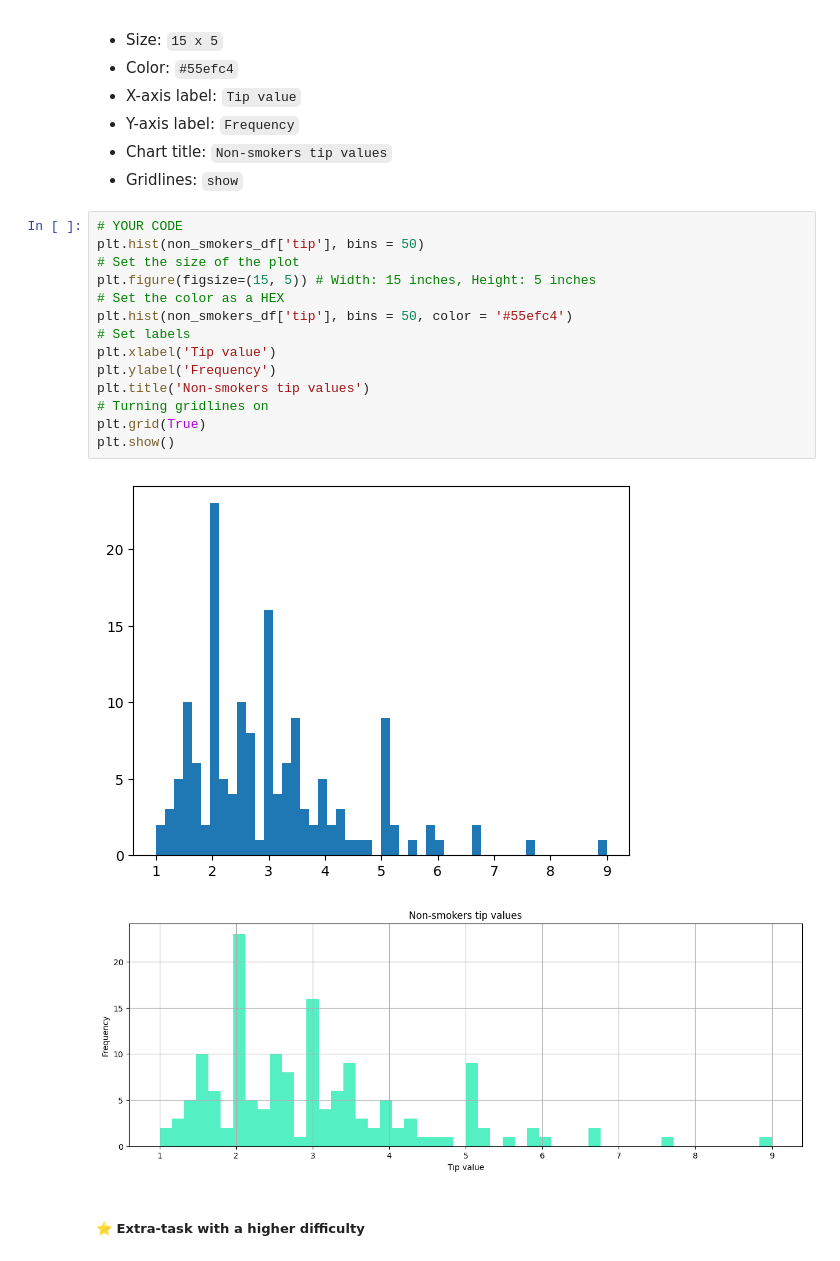
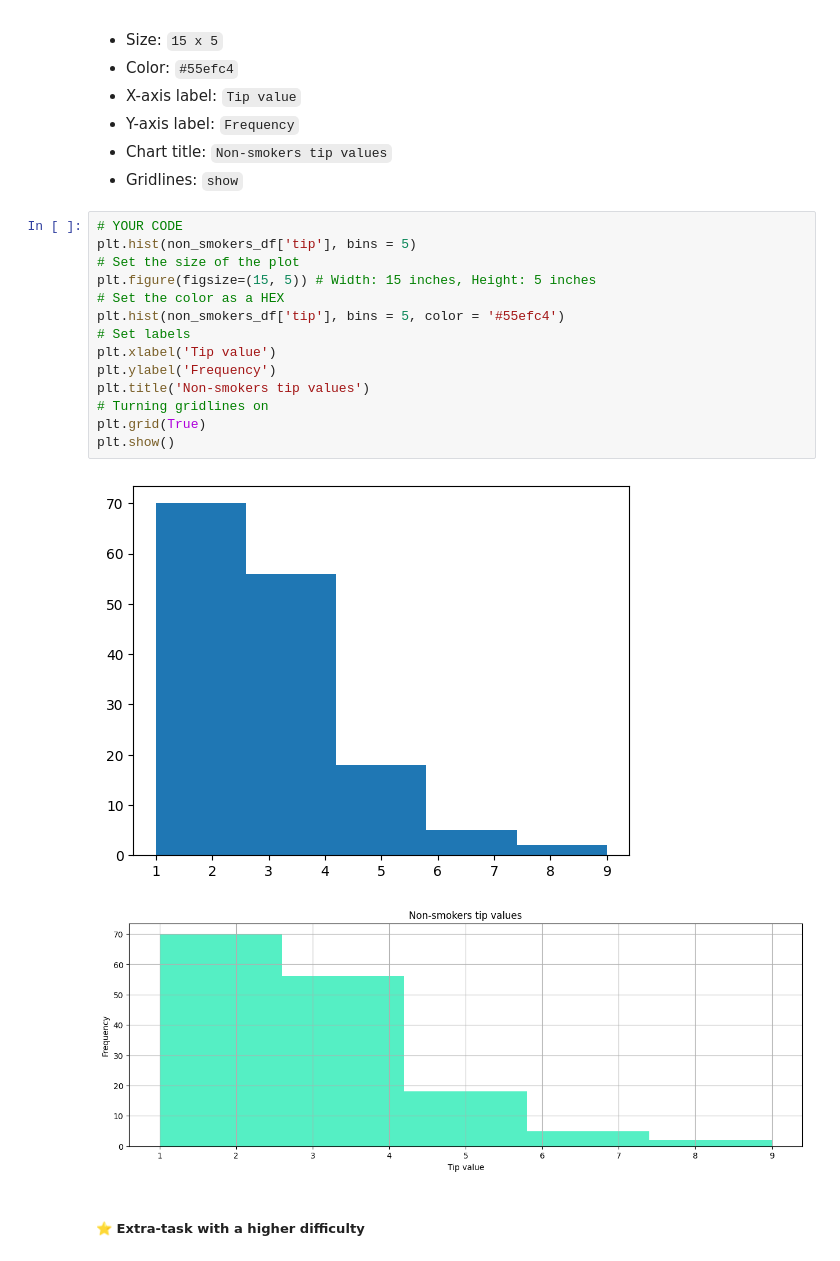
Before and after one commit to vylpt03/Restaurant_Tip_Analysis, a Jupyter notebook: Vy_[template]_Restaurant_tips_analysis.ipynb, the cells around one changed output. Saved outputs shown, nothing was run; the diff lists cells and outputs as text.

```diff
--- a/Vy_[template]_Restaurant_tips_analysis.ipynb
+++ b/Vy_[template]_Restaurant_tips_analysis.ipynb
@@ -393,21 +392,21 @@ Plot the histogram for non-smokers tips distribution.
 * Gridlines: `show`
 # %%
 # YOUR CODE
-plt.hist(non_smokers_df['tip'], bins = 50)
+plt.hist(non_smokers_df['tip'], bins = 5)
 # Set the size of the plot
 plt.figure(figsize=(15, 5)) # Width: 15 inches, Height: 5 inches
 # Set the color as a HEX
-plt.hist(non_smokers_df['tip'], bins = 50, color = '#55efc4')
+plt.hist(non_smokers_df['tip'], bins = 5, color = '#55efc4')
 # Set labels
 plt.xlabel('Tip value')
 plt.ylabel('Frequency')
 plt.title('Non-smokers tip values')
 # Turning gridlines on
 plt.grid(True)
 plt.show()
 # %% [output]
-[figure, old version]
+[figure, new version]
-[figure, old version]
+[figure, new version]
 # %% [markdown]
 ##### **⭐ Extra-task with a higher difficulty**
 # %% [markdown]
```
Also changed, not shown: parts of 151 cells of this notebook.
